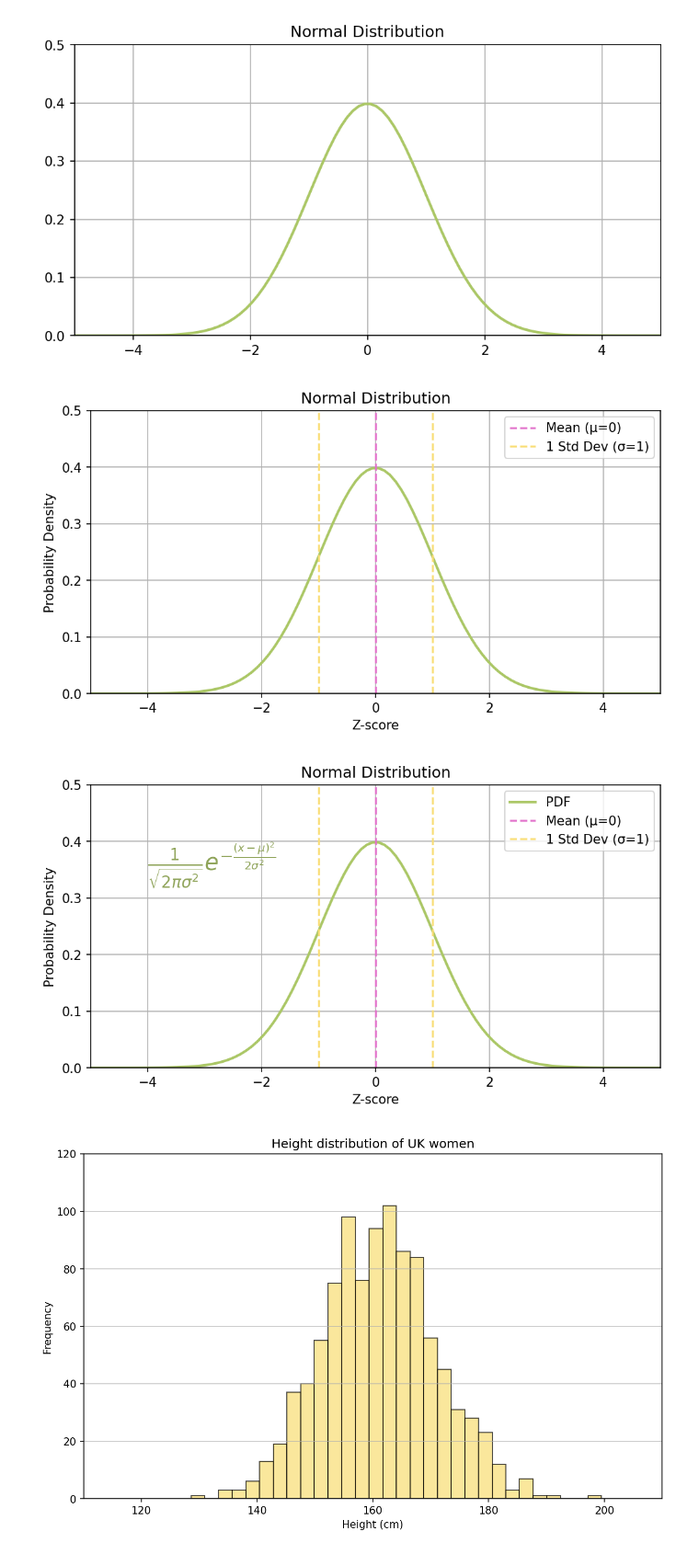
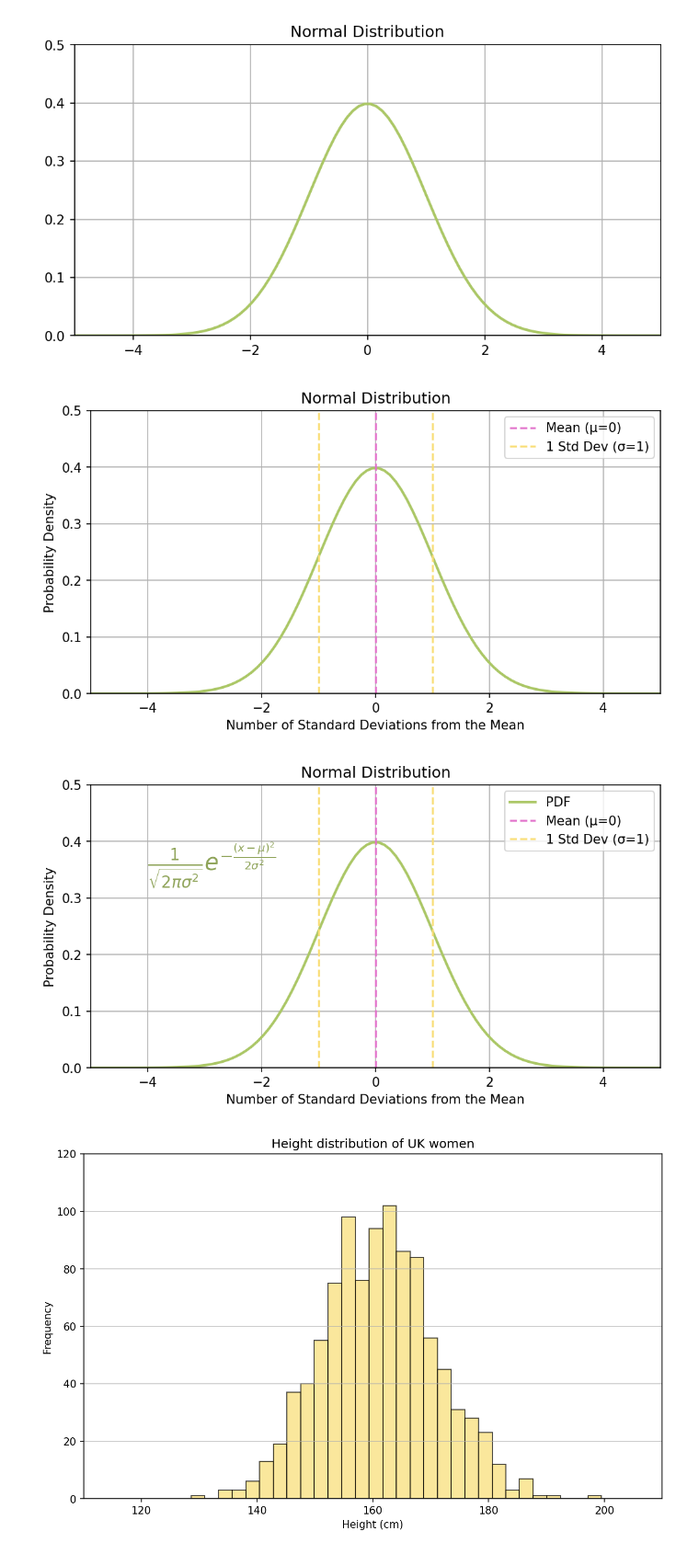
Before and after one commit to Bea-Taylor/CASA007_lectures, a Jupyter notebook: L2_graphics.ipynb, the cells around one changed output. Shown at 92% size. Drawn from its saved outputs; the diff is of its cells as text; code cells hidden in the pictures.

```diff
--- a/L2_graphics.ipynb
+++ b/L2_graphics.ipynb
@@ -197,31 +220,31 @@ plt.show()
 # %%
 # plot a normal distribution in colour #abc766 - with lines showing the mean and standard deviation
 import numpy as np
 import matplotlib.pyplot as plt
 x = np.linspace(-5, 5, 100)
 y = (1 / (np.sqrt(2 * np.pi))) * np.exp(-0.5 * x**2)
 
 plt.figure(figsize=(8, 4), dpi=150)
 plt.plot(x, y, color="#abc766", lw=2)
 plt.title('Normal Distribution')
-plt.xlabel('Z-score')
+plt.xlabel('Number of Standard Deviations from the Mean')
 plt.ylabel('Probability Density')
 plt.grid(True)
 
 # add mean and standard deviation lines
 mean = 0
 std_dev = 1
 plt.axvline(mean, color="#e16fca", linestyle='--', label='Mean (μ=0)')
 plt.axvline(mean + std_dev, color="#f9dd73", linestyle='--', label='1 Std Dev (σ=1)')
 plt.axvline(mean - std_dev, color="#f9dd73", linestyle='--')
 plt.legend()
 plt.xlim(-5, 5)
 plt.ylim(0, 0.5)
 
 plt.savefig("L2_images/normal_distribution_annotated.png", dpi=300, bbox_inches='tight', transparent=True)
 plt.show()
 # %% [output]
-[figure, old version]
+[figure, new version]
 # %%
 # plot a normal distribution in colour #abc766 - with lines showing the mean and standard deviation
 import numpy as np
@@ -232,7 +255,7 @@ y = (1 / (np.sqrt(2 * np.pi))) * np.exp(-0.5 * x**2)
 plt.figure(figsize=(8, 4), dpi=150)
 plt.plot(x, y, color="#abc766", lw=2, label='PDF')
 plt.title('Normal Distribution')
-plt.xlabel('Z-score')
+plt.xlabel('Number of Standard Deviations from the Mean')
 plt.ylabel('Probability Density')
 plt.grid(True)
 
@@ -252,7 +275,7 @@ plt.text(-4, 0.35, r"$\frac{1}{\sqrt{2 \pi \sigma^2}} e^{-\frac{(x-\mu)^2}{2\sig
 plt.savefig("L2_images/normal_distribution_pdf.png", dpi=300, bbox_inches='tight', transparent=True)
 plt.show()
 # %% [output]
-[figure, old version]
+[figure, new version]
 # %%
 # generate a histogram of a normal distribution of human height in cm
 
```
Also changed, not shown: parts of 10 cells of this notebook, 53 other files.
